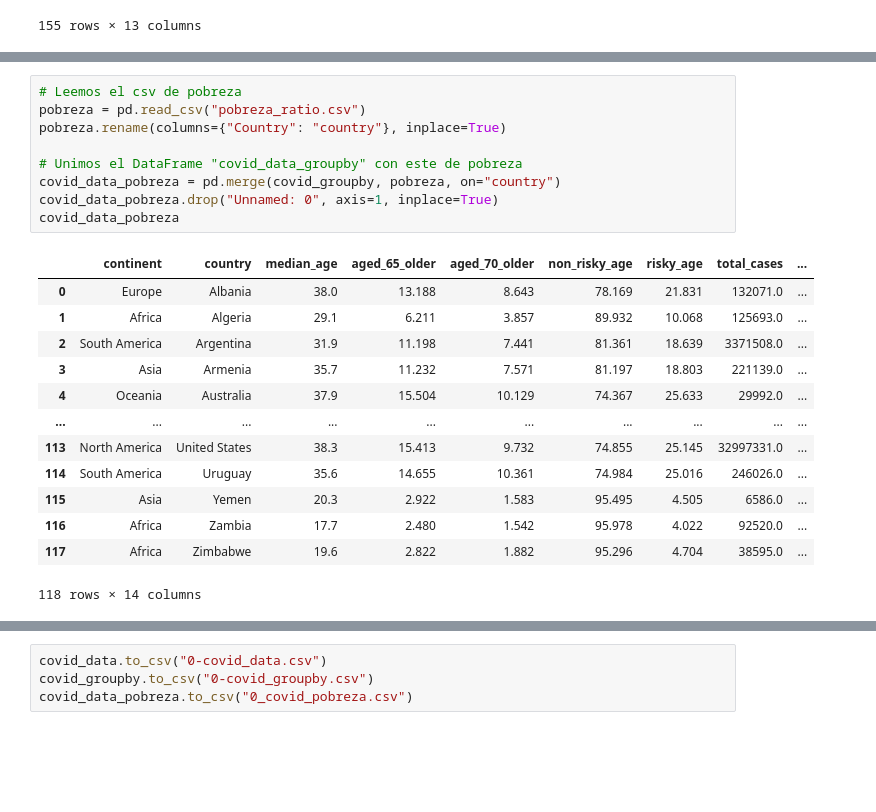
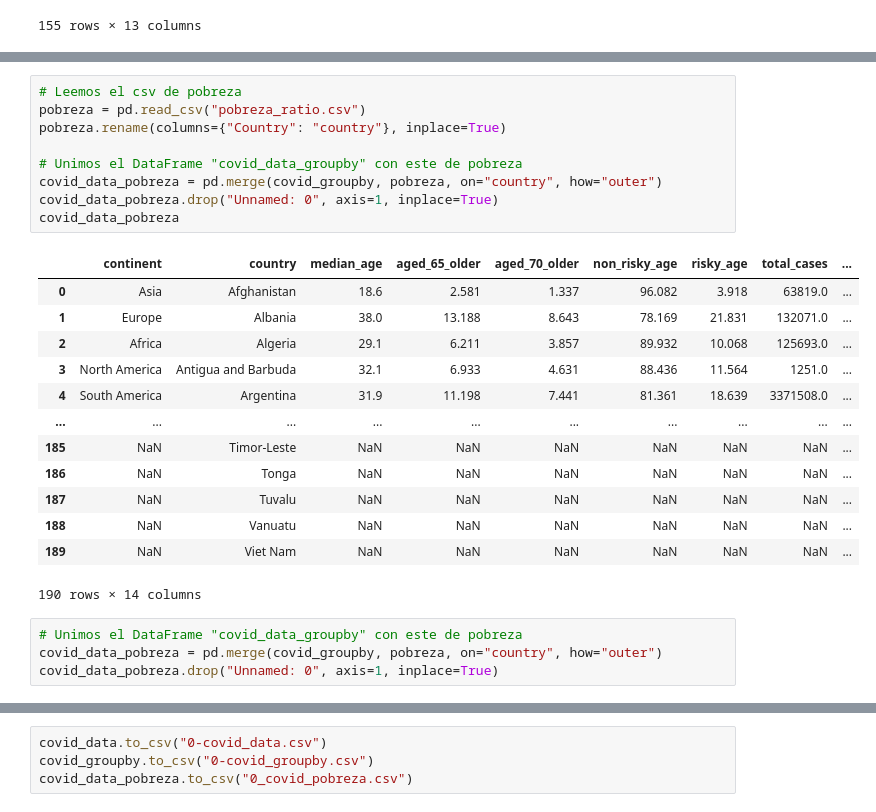
Before and after one commit to XinruYang/Data-Science-Bootcamp-21, a Jupyter notebook: ENTREGABLES/0.PROYECTO EDA/0-Poyecto.ipynb, the cells around one changed output, grey strips where cells are left out. Drawn from its saved outputs; the diff is of its cells as text; blank space fills up the shorter version.

```diff
--- a/ENTREGABLES/0.PROYECTO EDA/0-Poyecto.ipynb
+++ b/ENTREGABLES/0.PROYECTO EDA/0-Poyecto.ipynb
@@ -88,23 +203,27 @@ covid_groupby
 # %%
 # Leemos el csv de pobreza
 pobreza = pd.read_csv("pobreza_ratio.csv")
 pobreza.rename(columns={"Country": "country"}, inplace=True)
 
 # Unimos el DataFrame "covid_data_groupby" con este de pobreza
-covid_data_pobreza = pd.merge(covid_groupby, pobreza, on="country")
+covid_data_pobreza = pd.merge(covid_groupby, pobreza, on="country", how="outer")
 covid_data_pobreza.drop("Unnamed: 0", axis=1, inplace=True)
 covid_data_pobreza
 # %% [output]
 |  | continent | country | median_age | aged_65_older | aged_70_older | non_risky_age | risky_age | total_cases | ... |
-| 0 | Europe | Albania | 38.0 | 13.188 | 8.643 | 78.169 | 21.831 | 132071.0 | ... |
-| 1 | Africa | Algeria | 29.1 | 6.211 | 3.857 | 89.932 | 10.068 | 125693.0 | ... |
-| 2 | South America | Argentina | 31.9 | 11.198 | 7.441 | 81.361 | 18.639 | 3371508.0 | ... |
-| 3 | Asia | Armenia | 35.7 | 11.232 | 7.571 | 81.197 | 18.803 | 221139.0 | ... |
-| 4 | Oceania | Australia | 37.9 | 15.504 | 10.129 | 74.367 | 25.633 | 29992.0 | ... |
+| 0 | Asia | Afghanistan | 18.6 | 2.581 | 1.337 | 96.082 | 3.918 | 63819.0 | ... |
+| 1 | Europe | Albania | 38.0 | 13.188 | 8.643 | 78.169 | 21.831 | 132071.0 | ... |
+| 2 | Africa | Algeria | 29.1 | 6.211 | 3.857 | 89.932 | 10.068 | 125693.0 | ... |
+| 3 | North America | Antigua and Barbuda | 32.1 | 6.933 | 4.631 | 88.436 | 11.564 | 1251.0 | ... |
+| 4 | South America | Argentina | 31.9 | 11.198 | 7.441 | 81.361 | 18.639 | 3371508.0 | ... |
 | ... | ... | ... | ... | ... | ... | ... | ... | ... | ... |
-| 113 | North America | United States | 38.3 | 15.413 | 9.732 | 74.855 | 25.145 | 32997331.0 | ... |
-| 114 | South America | Uruguay | 35.6 | 14.655 | 10.361 | 74.984 | 25.016 | 246026.0 | ... |
-| 115 | Asia | Yemen | 20.3 | 2.922 | 1.583 | 95.495 | 4.505 | 6586.0 | ... |
-| 116 | Africa | Zambia | 17.7 | 2.480 | 1.542 | 95.978 | 4.022 | 92520.0 | ... |
-| 117 | Africa | Zimbabwe | 19.6 | 2.822 | 1.882 | 95.296 | 4.704 | 38595.0 | ... |
+| 185 | NaN | Timor-Leste | NaN | NaN | NaN | NaN | NaN | NaN | ... |
+| 186 | NaN | Tonga | NaN | NaN | NaN | NaN | NaN | NaN | ... |
+| 187 | NaN | Tuvalu | NaN | NaN | NaN | NaN | NaN | NaN | ... |
+| 188 | NaN | Vanuatu | NaN | NaN | NaN | NaN | NaN | NaN | ... |
+| 189 | NaN | Viet Nam | NaN | NaN | NaN | NaN | NaN | NaN | ... |
-118 rows × 14 columns
+190 rows × 14 columns
+# %%
+# Unimos el DataFrame "covid_data_groupby" con este de pobreza
+covid_data_pobreza = pd.merge(covid_groupby, pobreza, on="country", how="outer")
+covid_data_pobreza.drop("Unnamed: 0", axis=1, inplace=True)
```
Also changed, not shown: parts of 9 cells of this notebook, 2 other files.
